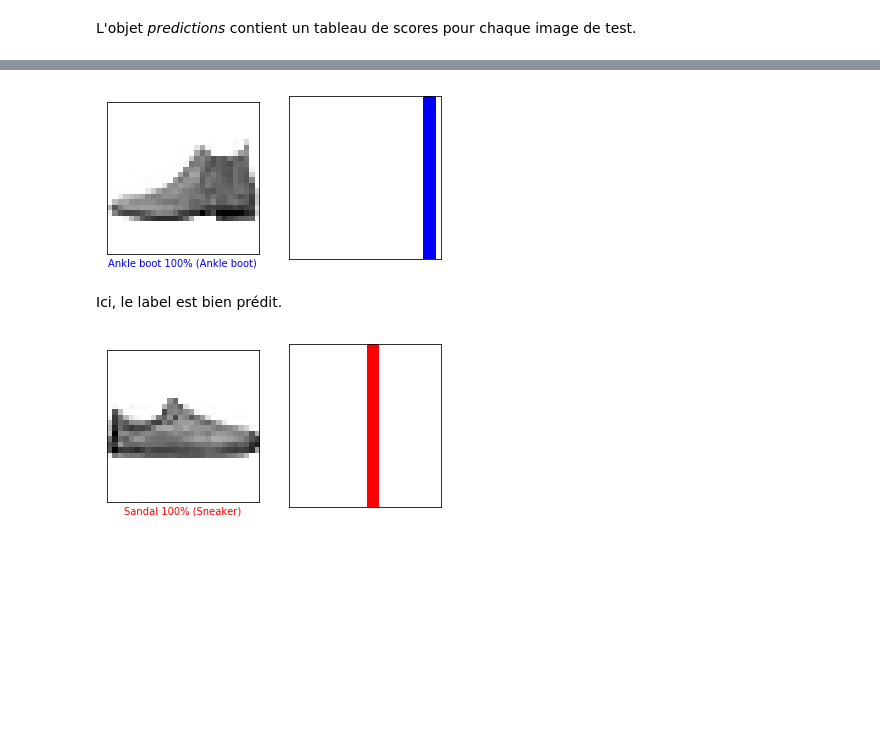
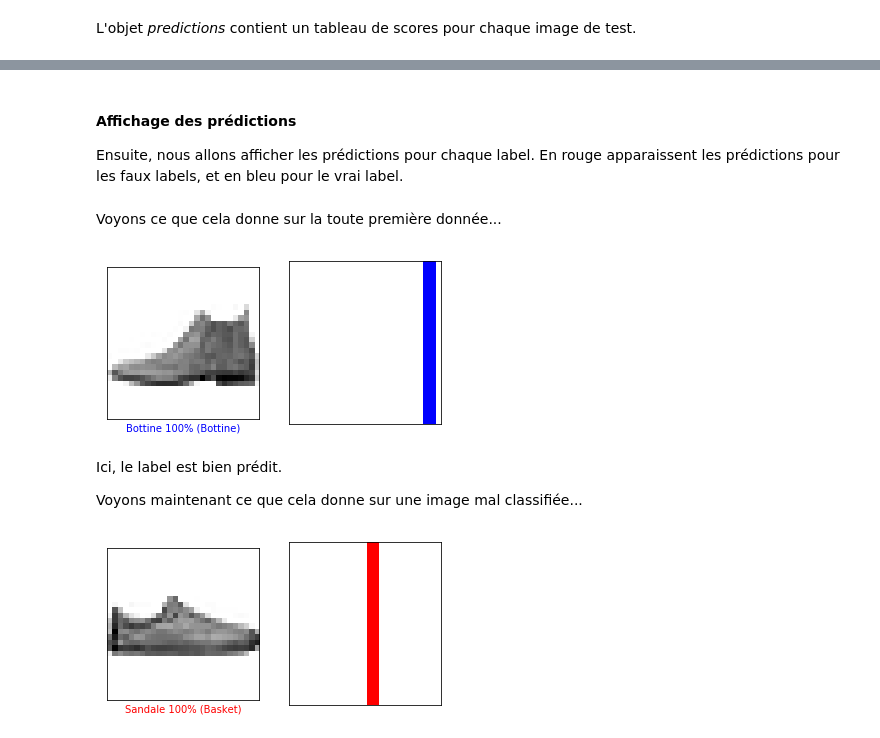
Before and after one commit to 0xSalim/classification_neural_networks, a Jupyter notebook: NeuralNet-Fashion.ipynb, the cells around one changed output, grey strips where cells are left out. Saved outputs shown, nothing was run; the diff lists cells and outputs as text; code cells hidden in the pictures; blank space fills up the shorter version.

```diff
--- a/NeuralNet-Fashion.ipynb
+++ b/NeuralNet-Fashion.ipynb
@@ -54,3 +51,6 @@ class_names = ['T-shirt/top', 'Trouser', 'Pullover', 'Dress', 'Coat',
+# %%
+noms_labels = ['T-shirt', 'Pantalon', 'Pull', 'Robe', 'Manteau',
+               'Sandale', 'Chemise', 'Basket', 'Sac', 'Bottine']
 # %% [markdown]
 #### Données de test
 # %%
@@ -101,6 +101,6 @@ for i in range(25):
     plt.xticks([])
     plt.yticks([])
     plt.grid(False)
-    plt.imshow(x_train[i], cmap='gray')
-    plt.xlabel(class_names[y_train[i]])
+    plt.imshow(x_train[i], cmap=plt.cm.binary)
+    plt.xlabel(noms_labels[y_train[i]])
 # %% [output]
@@ -225,14 +219,33 @@ def plot_value_array(i, predictions_array, true_label):
+# %% [markdown]
+#### Affichage des prédictions
+
+Ensuite, nous allons afficher les prédictions pour chaque label. En rouge apparaissent les prédictions pour les faux labels, et en bleu pour le vrai label.
+# %%
+def afficher_val_prediction_couleur_VF(i, predictions, vrai_labels):
+    predictions, vrai_label = predictions[i], vrai_labels[i]
+    plt.grid(False)
+    plt.xticks([])
+    plt.yticks([])
+    figure = plt.bar(range(10), predictions, color="#777777")
+    plt.ylim([0, 1])
+    label_predit = np.argmax(predictions)
+    figure[label_predit].set_color('red')
+    figure[vrai_label].set_color('blue')
+# %% [markdown]
+Voyons ce que cela donne sur la toute première donnée...
 # %%
 i = 0
 plt.figure(figsize=(6,3))
 plt.subplot(1,2,1)
-plot_image(i, predictions, y_test, x_test)
+afficher_image_couleur_VF(i, predictions, y_test, x_test)
 plt.subplot(1,2,2)
-plot_value_array(i, predictions,  y_test)
+afficher_val_prediction_couleur_VF(i, predictions,  y_test)
 # %% [output]
-[figure, old version]
+[figure, new version]
 # %% [markdown]
 Ici, le label est bien prédit.
+
+Voyons maintenant ce que cela donne sur une image mal classifiée...
 # %%
 i = 12
 plt.figure(figsize=(6,3))
```
Also changed, not shown: parts of 9 cells of this notebook, 1 other file.
